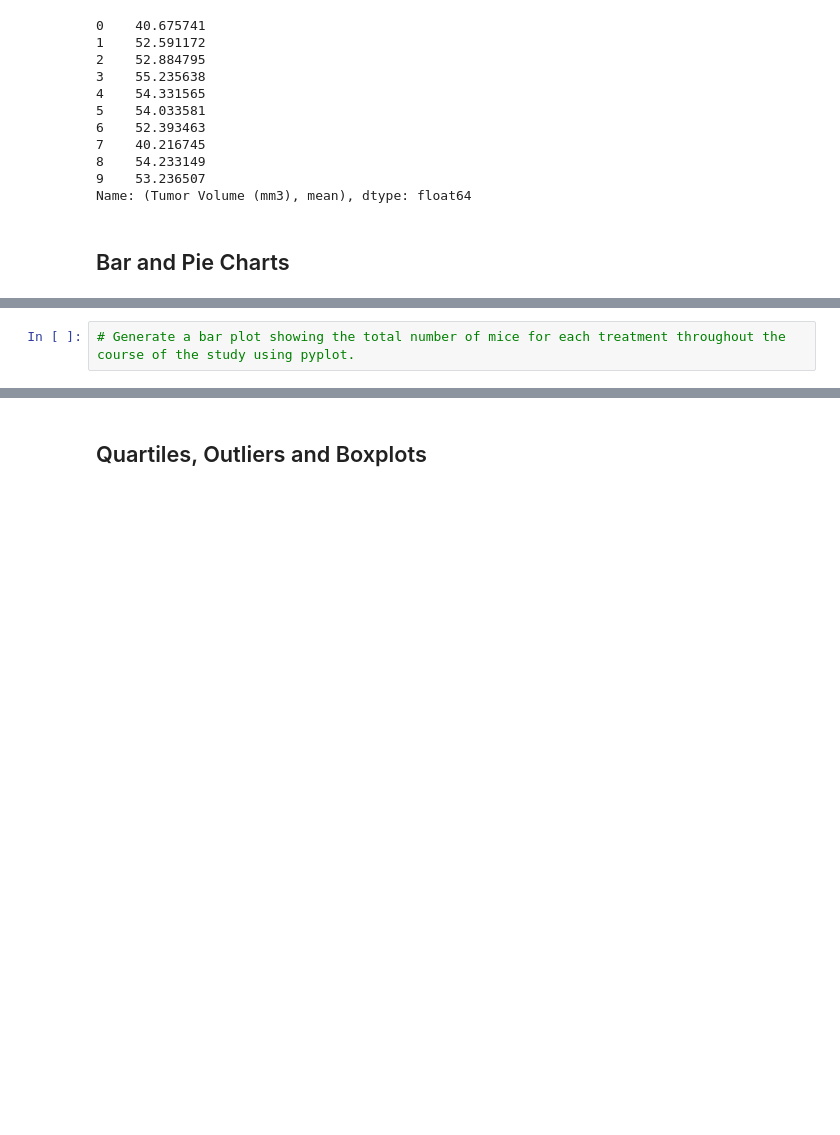
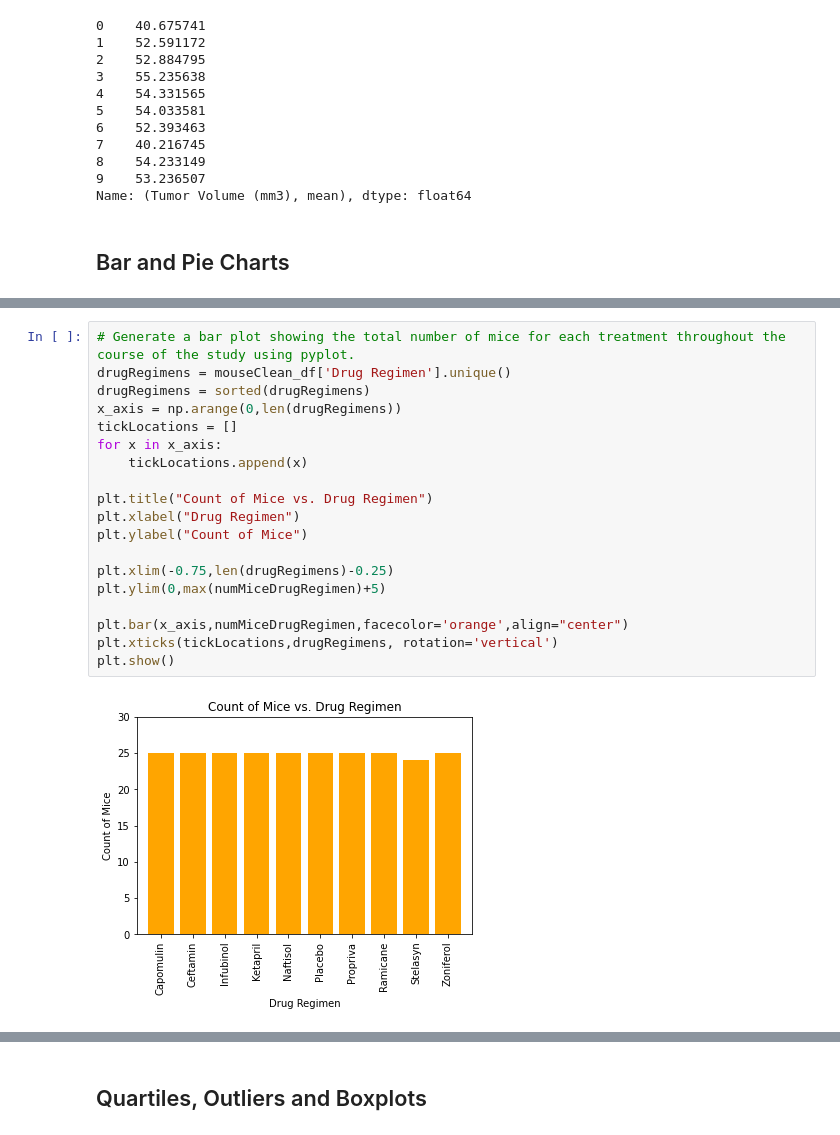
Before and after one commit to meielerol/matplotlib-challenge, a Jupyter notebook: pymaceuticals_starter.ipynb, the cells around one changed output, grey strips where cells are left out. Drawn from its saved outputs; the diff is of its cells as text; blank space fills up the shorter version.

```diff
--- a/pymaceuticals_starter.ipynb
+++ b/pymaceuticals_starter.ipynb
@@ -187,4 +195,23 @@ Name: (Tumor Volume (mm3), mean), dtype: float64
-# %%
-# Generate a bar plot showing the total number of mice for each treatment throughout the course of the study using pyplot.
+# %%
+# Generate a bar plot showing the total number of mice for each treatment throughout the course of the study using pyplot.
+drugRegimens = mouseClean_df['Drug Regimen'].unique()
+drugRegimens = sorted(drugRegimens)
+x_axis = np.arange(0,len(drugRegimens))
+tickLocations = []
+for x in x_axis:
+    tickLocations.append(x)
+
+plt.title("Count of Mice vs. Drug Regimen")
+plt.xlabel("Drug Regimen")
+plt.ylabel("Count of Mice")
+
+plt.xlim(-0.75,len(drugRegimens)-0.25)
+plt.ylim(0,max(numMiceDrugRegimen)+5)
+
+plt.bar(x_axis,numMiceDrugRegimen,facecolor='orange',align="center")
+plt.xticks(tickLocations,drugRegimens, rotation='vertical')
+plt.show()
+# %% [output]
+[figure, added]
 # %%
 # Generate a pie plot showing the distribution of female versus male mice using pandas
```
Also changed, not shown: parts of 3 cells of this notebook.
